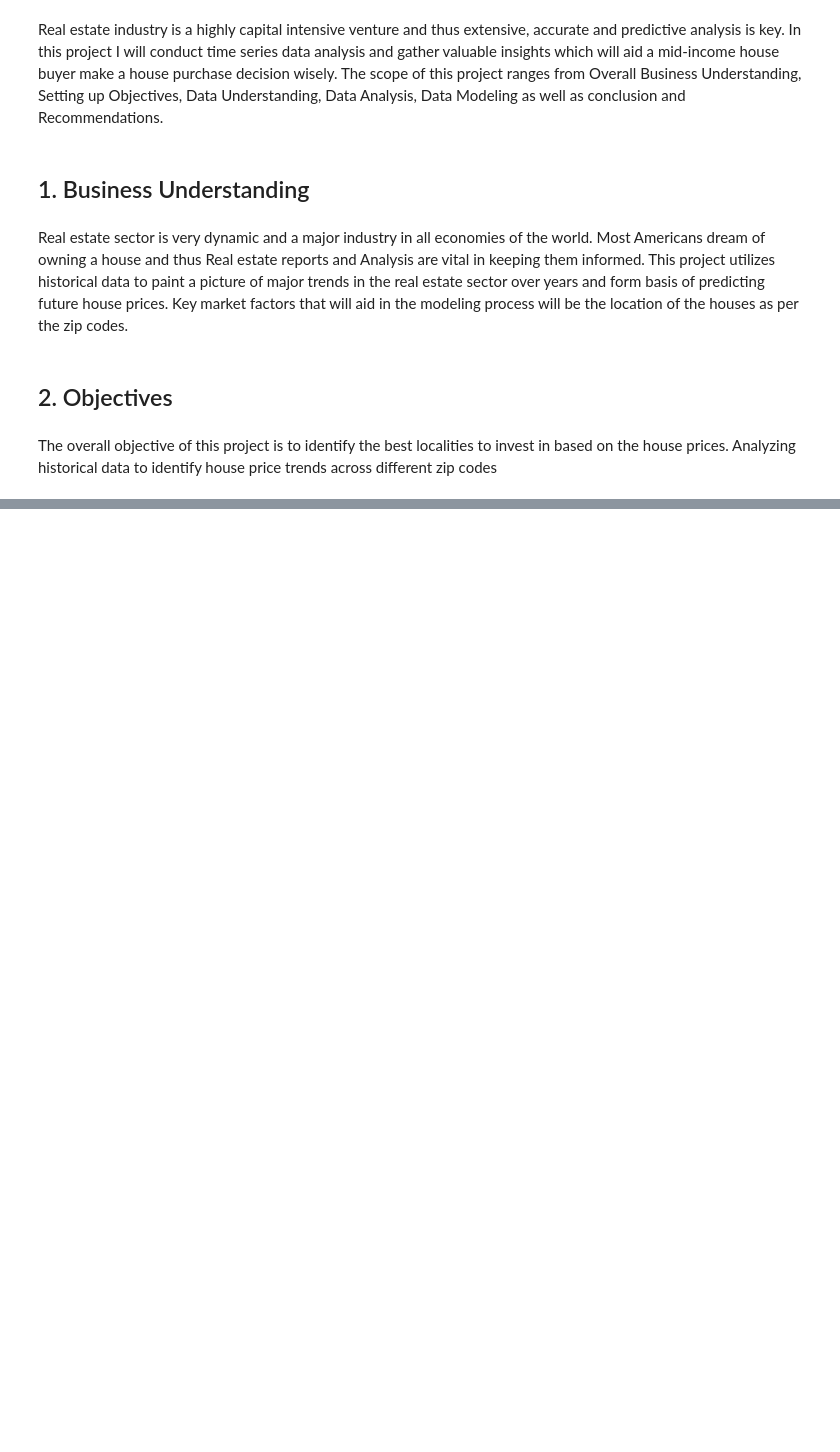
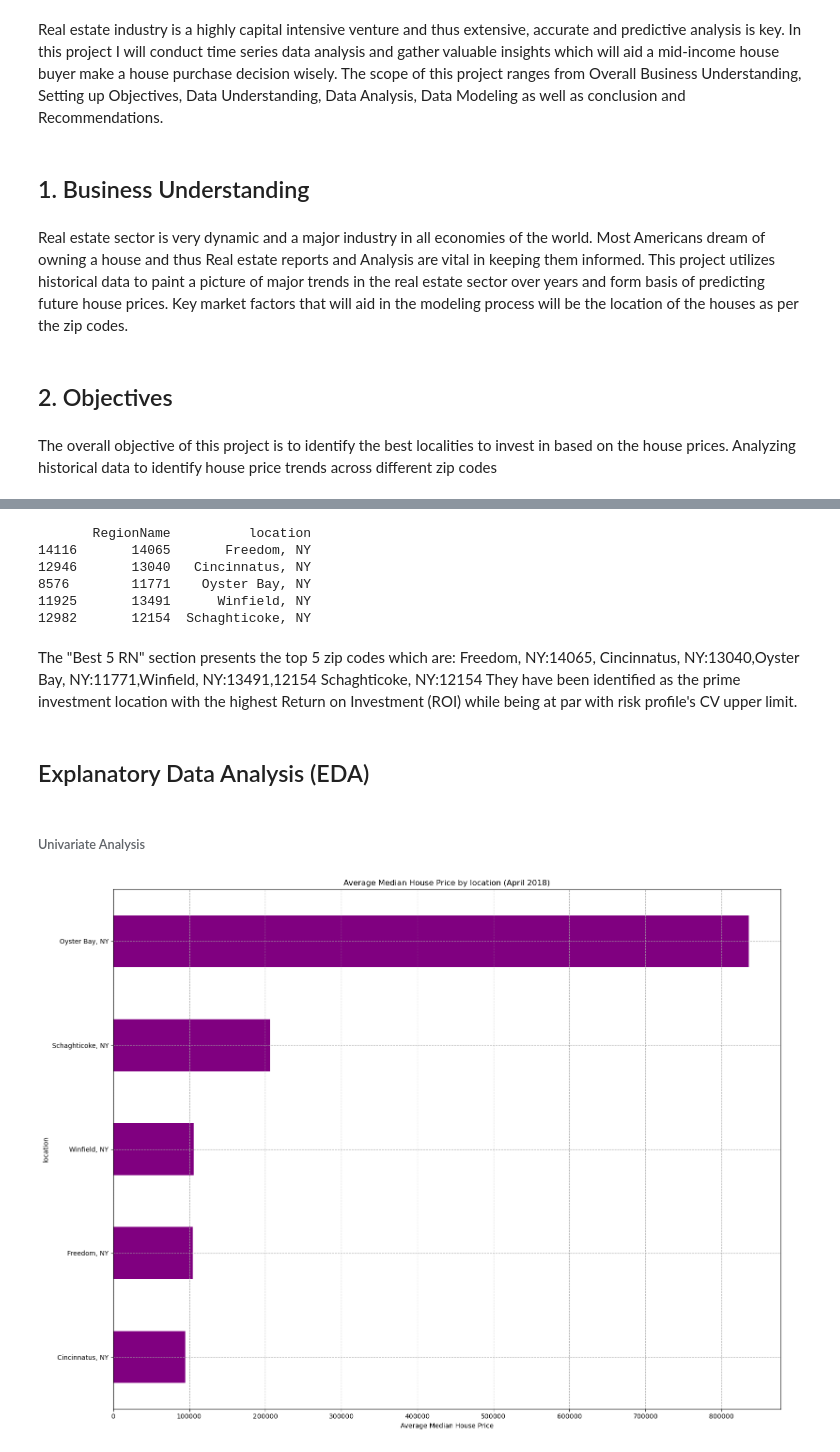
Before and after one commit to Nelsonkim44/Phase-4-Project, a Jupyter notebook: Phase 4 Project.ipynb, the cells around one changed output, grey strips where cells are left out. Cells and saved outputs as stored; diff of their text form; code cells hidden in the pictures; blank space fills up the shorter version.

```diff
--- a/Phase 4 Project.ipynb
+++ b/Phase 4 Project.ipynb
@@ -713,0 +128,2 @@ From the above observations, all other Zipnames contain non-stationarity except
+# %%
+df2 = df.copy()
@@ -713,0 +200,15 @@ From the above observations, all other Zipnames contain non-stationarity except
+# %%
+# Assuming historical return on investment for 'df_ny'
+df_ny['ROI'] = (df_ny['2018-04'] / df_ny['1996-04']) - 1
+
+# Calculate standard deviation of monthly values for 'df_ny'
+df_ny['std'] = df_ny.loc[:, '1996-04':'2018-04'].std(skipna=True, axis=1)
+
+# Calculate historical mean value for  'df_ny'
+df_ny['mean'] = df_ny.loc[:, '1996-04':'2018-04'].mean(skipna=True, axis=1)
+
+# Calculate coefficient of variance for 'df_ny'
+df_ny['CV'] = df_ny['std'] / df_ny['mean']
+
+# Show calculated values
+df_ny[['RegionName', 'std', 'mean', 'ROI', 'CV']].head()
@@ -713,0 +222,8 @@ From the above observations, all other Zipnames contain non-stationarity except
+# %%
+# setting the  upper limit of CV according to risk profile for 'best5'.
+upper_cv = df_ny['CV'].quantile(0.4)
+print(f'\nCV upper limit: {upper_cv}')
+# Get the 5 region  names with highest ROIs within the firm's risk profile for 'best5'.
+RN_best5 = df_ny[df_ny['CV'] < upper_cv].sort_values('ROI', ascending=False).head(5)
+print('\nBest 5 RegionName:')
+print(RN_best5[['RegionName', 'ROI', 'CV']])
@@ -713,0 +267,33 @@ From the above observations, all other Zipnames contain non-stationarity except
+# %%
+RN_best5['location'] = RN_best5['City'] + ", " + RN_best5['State']
+# %%
+best_5_RN_with_location = RN_best5[['RegionName','location']]
+print(best_5_RN_with_location)
+# %% [output]
+       RegionName          location
+14116       14065       Freedom, NY
+12946       13040   Cincinnatus, NY
+8576        11771    Oyster Bay, NY
+11925       13491      Winfield, NY
+12982       12154  Schaghticoke, NY
+# %% [markdown]
+The "Best 5 RN" section presents the top 5 zip codes which are: Freedom, NY:14065, Cincinnatus, NY:13040,Oyster Bay, NY:11771,Winfield, NY:13491,12154 Schaghticoke, NY:12154 They have been identified as the prime investment location with the highest Return on Investment (ROI) while being at par with risk profile's CV upper limit.
+# %% [markdown]
+## Explanatory Data Analysis (EDA)
+# %% [markdown]
+###### Univariate Analysis
+# %%
+# getting the average median house price for each state in April 2018
+locationprice = RN_best5.groupby('location')['2018-04'].mean().sort_values()
+
+# Plotting the average median house price by state for April 2018
+plt.figure(figsize=(16, 12))
+locationprice.plot(kind='barh', color='purple')
+plt.title('Average Median House Price by location (April 2018)')
+plt.xlabel('Average Median House Price')
+plt.ylabel('location')
+plt.grid(True, which="both", ls="--", c='0.65')
+plt.tight_layout()
+plt.show()
+# %% [output]
+[figure, added]
```
Also changed, not shown: parts of 106 cells of this notebook.
